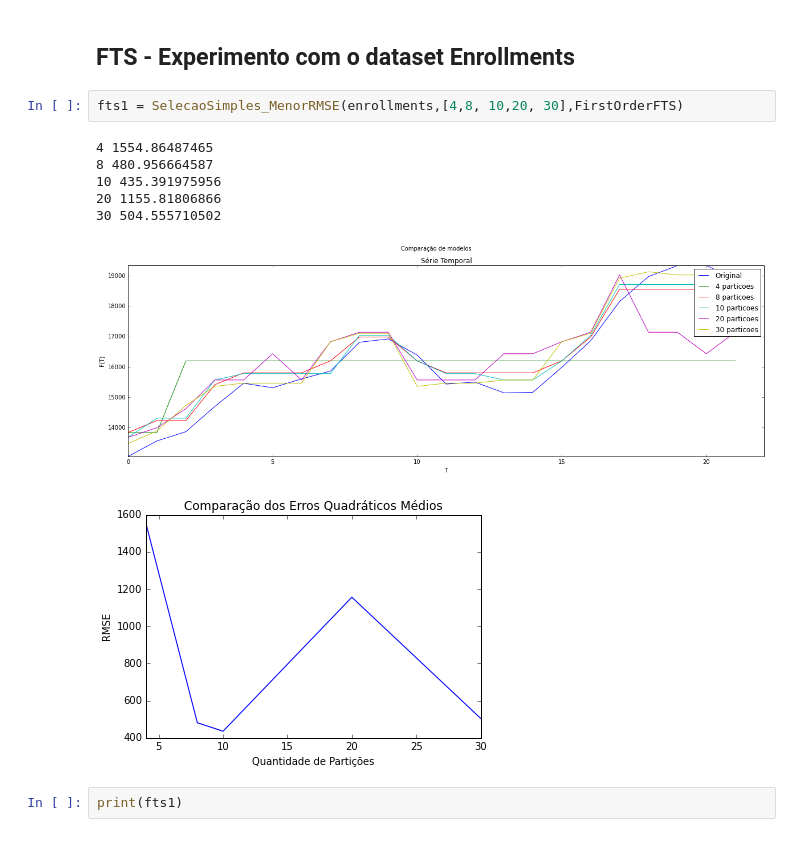
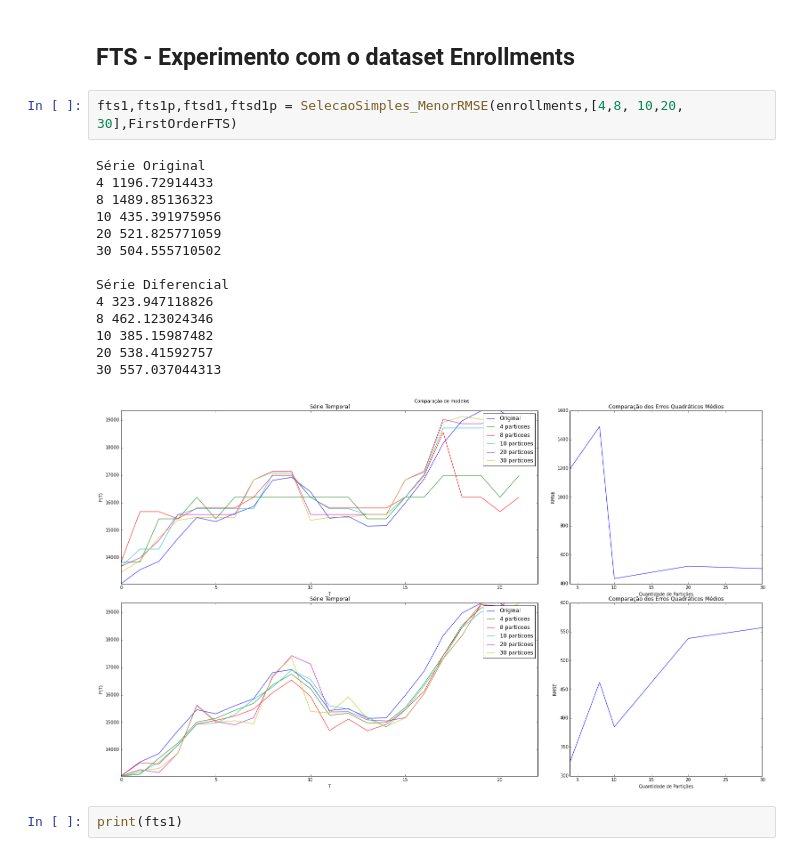
Before and after one commit to petroniocandido/FuzzyTimeSeries, a Jupyter notebook: FTS.ipynb, the cells around one changed output. Saved outputs shown, nothing was run; the diff lists cells and outputs as text.

Commit message:
Issues #1 e #10 - Exponential Weighted e High Order FTS

```diff
--- a/FTS.ipynb
+++ b/FTS.ipynb
@@ -405,15 +400,22 @@ class FirstOrderFTS(FTS):
 # %% [markdown]
 ## FTS - Experimento com o dataset Enrollments
 # %%
-fts1 = SelecaoSimples_MenorRMSE(enrollments,[4,8, 10,20, 30],FirstOrderFTS)
+fts1,fts1p,ftsd1,ftsd1p = SelecaoSimples_MenorRMSE(enrollments,[4,8, 10,20, 30],FirstOrderFTS)
 # %% [output]
-4 1554.86487465
-8 480.956664587
+Série Original
+4 1196.72914433
+8 1489.85136323
 10 435.391975956
-20 1155.81806866
+20 521.825771059
 30 504.555710502
+
+Série Diferencial
+4 323.947118826
+8 462.123024346
+10 385.15987482
+20 538.41592757
+30 557.037044313
-[figure, old version]
+[figure, new version]
-[figure, removed]
 # %%
 print(fts1)
 # %% [output]
```
Also changed, not shown: parts of 44 cells of this notebook, 1 other file.
